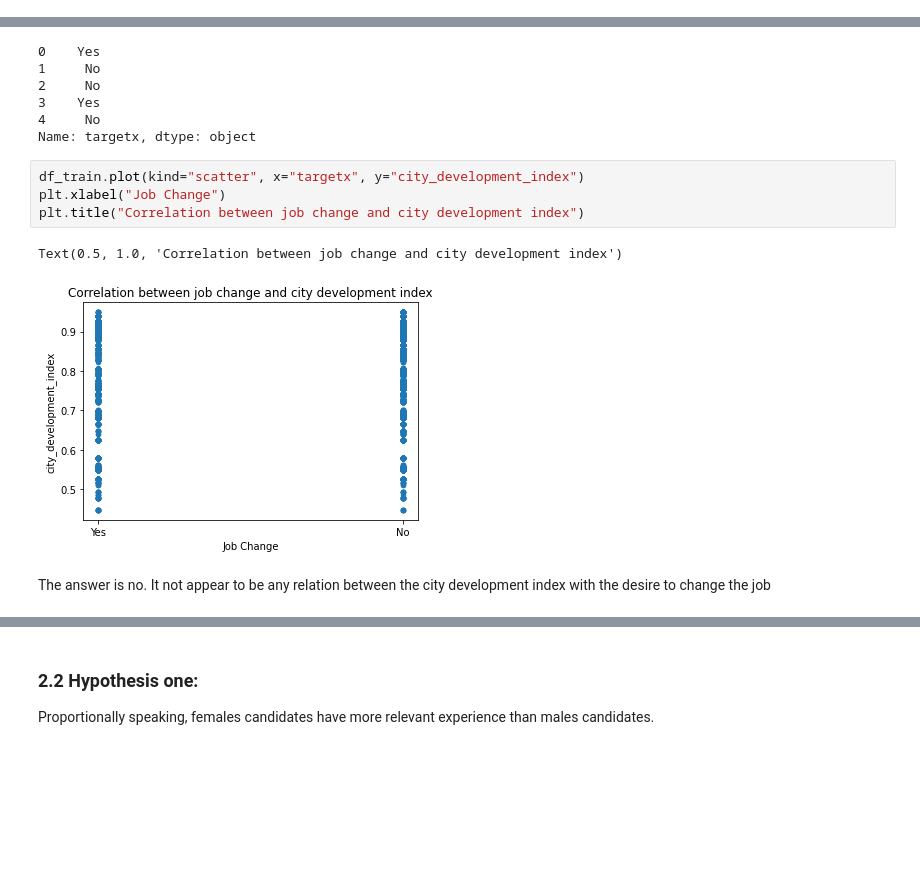
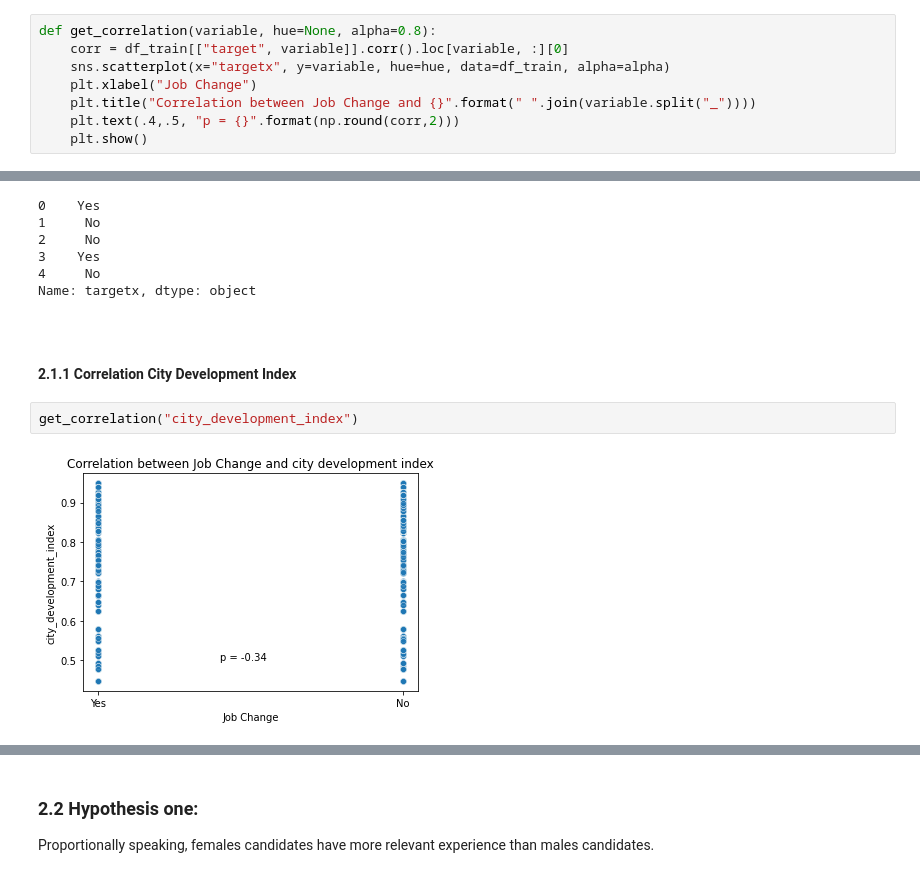
Before and after one commit to ftarantuviez/HR-Analytics-Job-Change-of-Data-Scientists, a Jupyter notebook: HR Analytics - Job Change of Data Scientists.ipynb, the cells around one changed output, grey strips where cells are left out. Saved outputs shown, nothing was run; the diff lists cells and outputs as text; blank space fills up the shorter version.

```diff
--- a/HR Analytics - Job Change of Data Scientists.ipynb
+++ b/HR Analytics - Job Change of Data Scientists.ipynb
@@ -530,3 +571,11 @@ At this point we know very well the individual variables, then we are gonna star
+# %%
+def get_correlation(variable, hue=None, alpha=0.8):
+    corr = df_train[["target", variable]].corr().loc[variable, :][0]
+    sns.scatterplot(x="targetx", y=variable, hue=hue, data=df_train, alpha=alpha)
+    plt.xlabel("Job Change")
+    plt.title("Correlation between Job Change and {}".format(" ".join(variable.split("_"))))
+    plt.text(.4,.5, "p = {}".format(np.round(corr,2)))
+    plt.show()
 # %%
 df_train["targetx"] = df_train["target"].replace({1.0: "Yes", 0.0: "No"})
 df_train["targetx"].head()
@@ -537,12 +586,11 @@ df_train["targetx"].head()
 3    Yes
 4     No
 Name: targetx, dtype: object
-# %%
-df_train.plot(kind="scatter", x="targetx", y="city_development_index")
-plt.xlabel("Job Change")
-plt.title("Correlation between job change and city development index")
-# %% [output]
-Text(0.5, 1.0, 'Correlation between job change and city development index')
-[figure, removed]
-# %% [markdown]
-The answer is no. It not appear to be any relation between the city development index with the desire to change the job
+# %% [markdown]
+<a id="corr_cdi"></a>
+# %% [markdown]
+#### 2.1.1 Correlation City Development Index
+# %%
+get_correlation("city_development_index")
+# %% [output]
+[figure, added]
```
Also changed, not shown: parts of 54 cells of this notebook, 2 other files.
